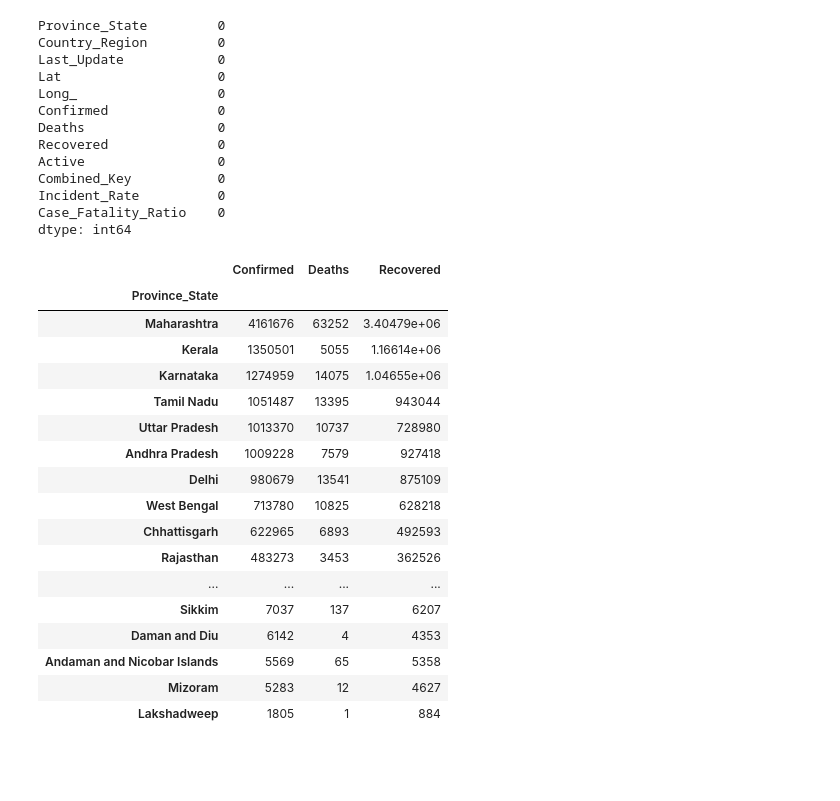
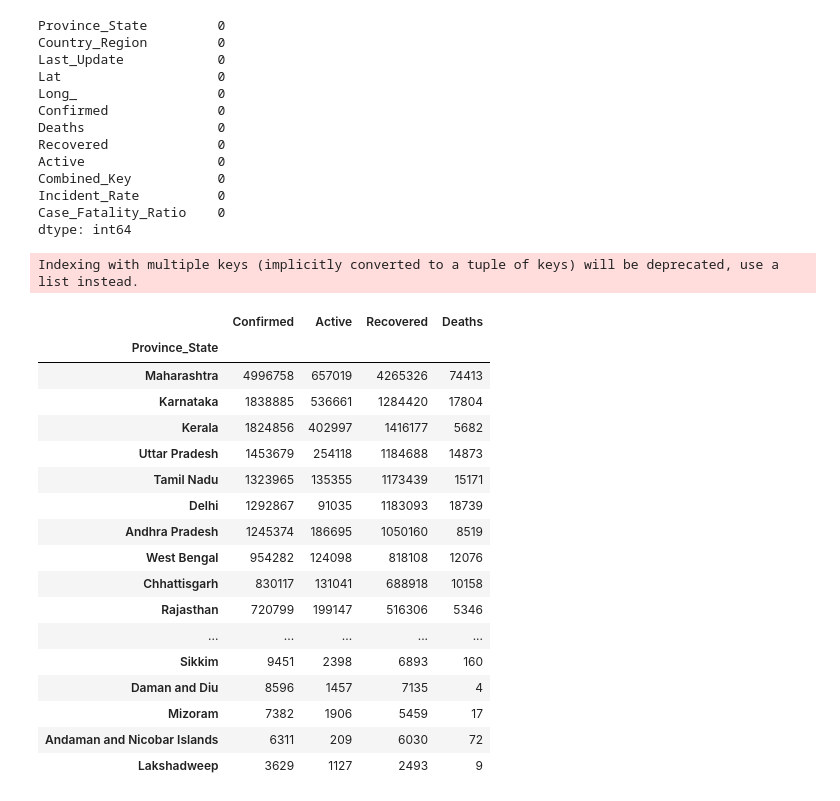
Before and after one commit to Nareshthangappa/Covid-Data-Analytics, a Jupyter notebook: corona_analysis.ipynb, the cells around one changed output. Drawn from its saved outputs; the diff is of its cells as text; code cells hidden in the pictures; blank space fills up the shorter version.

```diff
--- a/corona_analysis.ipynb
+++ b/corona_analysis.ipynb
@@ -17,12 +17,15 @@ import numpy as np
 style.use('ggplot')
 %matplotlib inline
 from plotly.subplots import make_subplots
+from IPython.display import display
+# pd.reset_option('all')
+pd.options.display.float_format = '{:,.2f}'.format
 pd.set_option('display.max_rows', 50)
 # %%
 pyo.init_notebook_mode(connected=True)
 cf.go_offline()
 # %%
-india_df = pd.read_csv('https://raw.githubusercontent.com/CSSEGISandData/COVID-19/master/csse_covid_19_data/csse_covid_19_daily_reports/04-23-2021.csv')
+india_df = pd.read_csv('https://raw.githubusercontent.com/CSSEGISandData/COVID-19/master/csse_covid_19_data/csse_covid_19_daily_reports/05-07-2021.csv')
 india_df.drop(['FIPS', 'Admin2'], axis=1, inplace=True)
 india_df.dropna(inplace=True)
 india_df.loc[india_df['Province_State'] == 'Dadra and Nagar Haveli and Daman and Diu', 'Province_State'] = 'Daman and Diu'
@@ -37,0 +41,2 @@ india_df.head()
+# %%
+india_df[['Recovered','Confirmed','Deaths','Active']] = india_df[['Recovered','Confirmed','Deaths','Active']].astype(np.int64)
@@ -56,27 +77,28 @@ Incident_Rate          0
 Case_Fatality_Ratio    0
 dtype: int64
 # %%
-Total_Active_Cases=india_df.groupby('Province_State')['Confirmed','Deaths','Recovered'].sum().sort_values(by='Confirmed',ascending=False)
+Total_Active_Cases=india_df.groupby('Province_State')['Confirmed','Active','Recovered','Deaths'].sum().sort_values(by='Confirmed',ascending=False)
 Total_Active_Cases.style.background_gradient(cmap='Blues')
 # %% [output]
+Indexing with multiple keys (implicitly converted to a tuple of keys) will be deprecated, use a list instead.
-|  | Confirmed | Deaths | Recovered |
-| Province_State |  |  |  |
-| Maharashtra | 4161676 | 63252 | 3.40479e+06 |
-| Kerala | 1350501 | 5055 | 1.16614e+06 |
-| Karnataka | 1274959 | 14075 | 1.04655e+06 |
-| Tamil Nadu | 1051487 | 13395 | 943044 |
-| Uttar Pradesh | 1013370 | 10737 | 728980 |
-| Andhra Pradesh | 1009228 | 7579 | 927418 |
-| Delhi | 980679 | 13541 | 875109 |
-| West Bengal | 713780 | 10825 | 628218 |
-| Chhattisgarh | 622965 | 6893 | 492593 |
-| Rajasthan | 483273 | 3453 | 362526 |
-| ... | ... | ... | ... |
-| Sikkim | 7037 | 137 | 6207 |
-| Daman and Diu | 6142 | 4 | 4353 |
-| Andaman and Nicobar Islands | 5569 | 65 | 5358 |
-| Mizoram | 5283 | 12 | 4627 |
-| Lakshadweep | 1805 | 1 | 884 |
+|  | Confirmed | Active | Recovered | Deaths |
+| Province_State |  |  |  |  |
+| Maharashtra | 4996758 | 657019 | 4265326 | 74413 |
+| Karnataka | 1838885 | 536661 | 1284420 | 17804 |
+| Kerala | 1824856 | 402997 | 1416177 | 5682 |
+| Uttar Pradesh | 1453679 | 254118 | 1184688 | 14873 |
+| Tamil Nadu | 1323965 | 135355 | 1173439 | 15171 |
+| Delhi | 1292867 | 91035 | 1183093 | 18739 |
+| Andhra Pradesh | 1245374 | 186695 | 1050160 | 8519 |
+| West Bengal | 954282 | 124098 | 818108 | 12076 |
+| Chhattisgarh | 830117 | 131041 | 688918 | 10158 |
+| Rajasthan | 720799 | 199147 | 516306 | 5346 |
+| ... | ... | ... | ... | ... |
+| Sikkim | 9451 | 2398 | 6893 | 160 |
+| Daman and Diu | 8596 | 1457 | 7135 | 4 |
+| Mizoram | 7382 | 1906 | 5459 | 17 |
+| Andaman and Nicobar Islands | 6311 | 209 | 6030 | 72 |
+| Lakshadweep | 3629 | 1127 | 2493 | 9 |
 # %%
 india_df.plot(kind='bar',x='Province_State',y='Confirmed', figsize=(16,6), color = 'b')
 plt.show()
```
Also changed, not shown: parts of 17 cells of this notebook.
